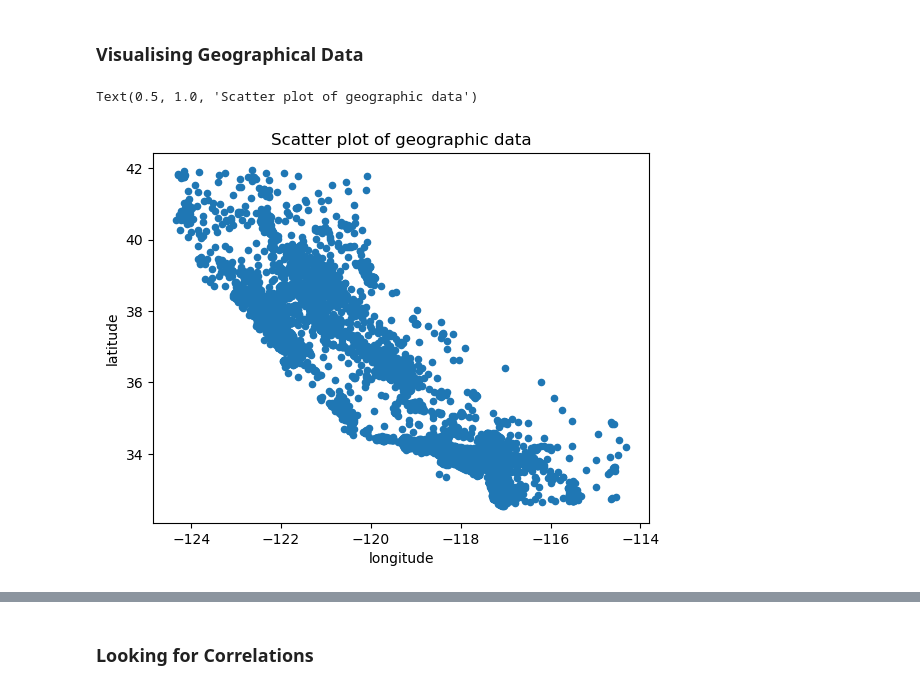
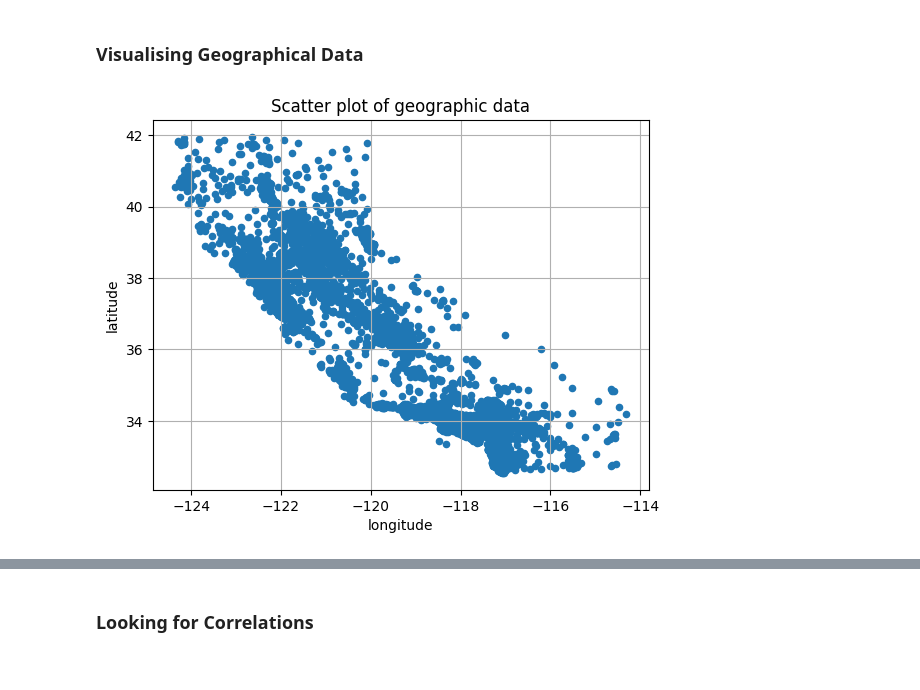
Before and after one commit to Ivan-Grigorev/Hands_On_ML, a Jupyter notebook: chapter_02.ipynb, the cells around one changed output, grey strips where cells are left out. Saved outputs shown, nothing was run; the diff lists cells and outputs as text; code cells hidden in the pictures.

```diff
--- a/chapter_02.ipynb
+++ b/chapter_02.ipynb
@@ -201,13 +196,8 @@ Text(0.5, 1.0, 'Histogram of income categories')
 # %%
 from sklearn.model_selection import StratifiedShuffleSplit
 
-
 # Stratified sample by income category with Scikit-Learn's StratifiedShuffleSplit
-split = StratifiedShuffleSplit(
-    n_splits=1,
-    test_size=0.2,
-    random_state=42
-)
+split = StratifiedShuffleSplit(n_splits=1, test_size=0.2, random_state=42)
 
 for train_index, test_index in split.split(housing, housing['income_cat']):
     strat_train_set = housing.loc[train_index]
@@ -260,13 +257,14 @@ housing = strat_train_set.copy()
 # %%
 housing.plot(
     kind='scatter',
     x='longitude',
-    y='latitude'
+    y='latitude',
 )
 plt.title('Scatter plot of geographic data')
+plt.grid(True)
+plt.show()
 # %% [output]
-Text(0.5, 1.0, 'Scatter plot of geographic data')
-[figure, old version]
+[figure, new version]
 # %%
 # Add an aplha parametr to define high density
 housing.plot(
```
Also changed, not shown: parts of 58 cells of this notebook.
